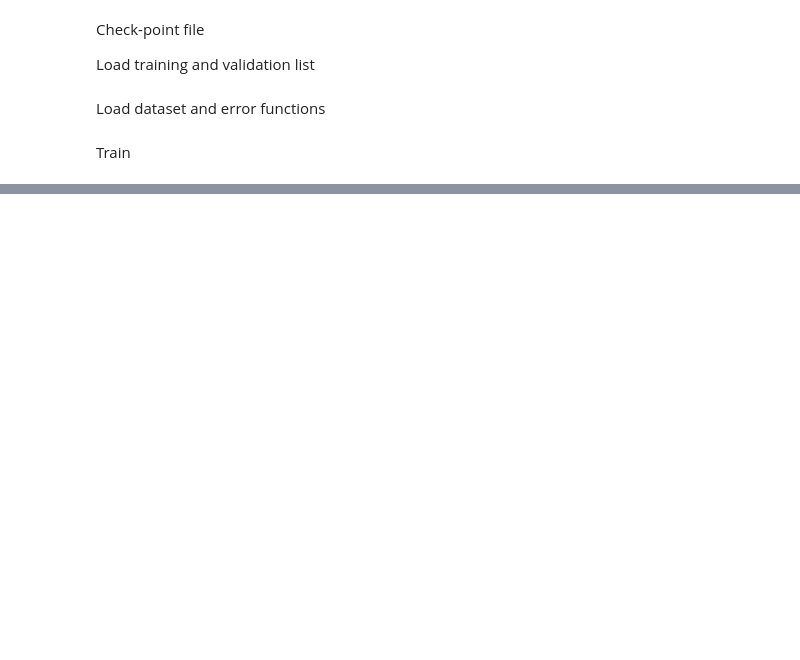
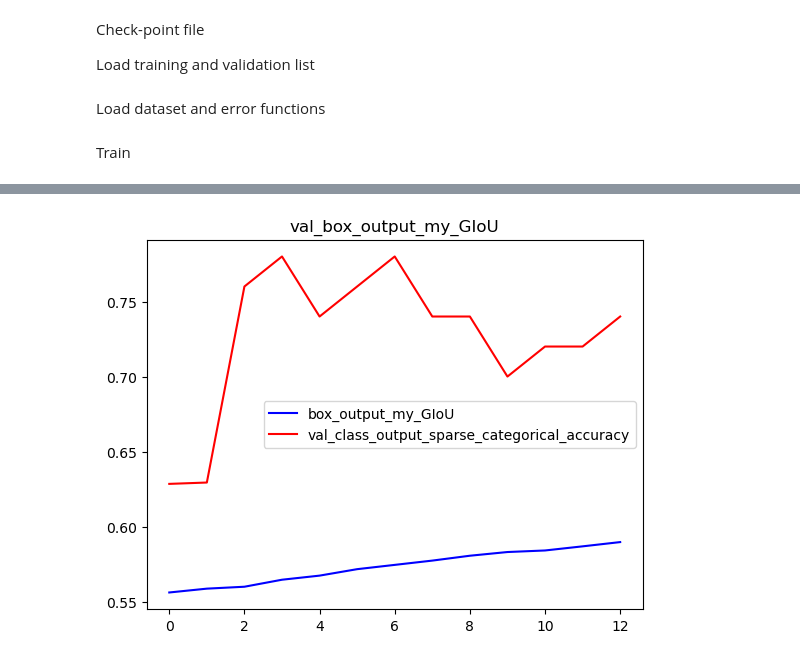
Before and after one commit to daniel-nuno/deep-learning, a Jupyter notebook: proyecto1/checkpoint-pickup.ipynb, the cells around one changed output, grey strips where cells are left out. Saved outputs shown, nothing was run; the diff lists cells and outputs as text; code cells hidden in the pictures; blank space fills up the shorter version.

```diff
--- a/proyecto1/checkpoint-pickup.ipynb
+++ b/proyecto1/checkpoint-pickup.ipynb
@@ -275,0 +317,4 @@ y_pred_cat, y_pred_bb = predictions
+# %%
+plot( 'box_output_my_GIoU', 'val_class_output_sparse_categorical_accuracy', 'val_box_output_my_GIoU')
+# %% [output]
+[figure, added]
```
Also changed, not shown: parts of 27 cells of this notebook, 2 other files.
